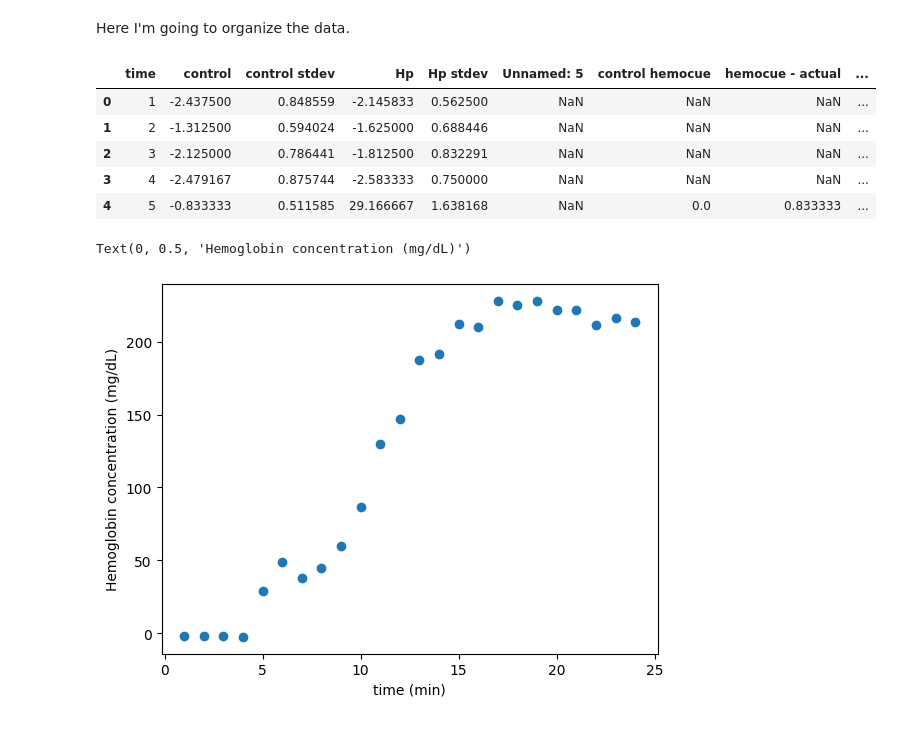
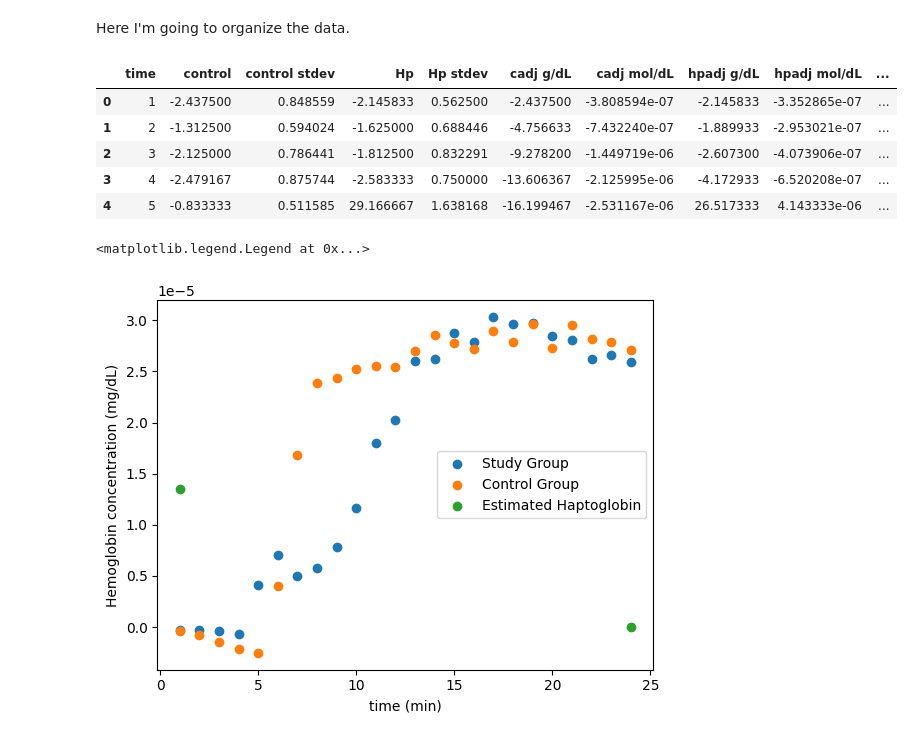
Before and after one commit to mdsnbutler/ChE2410-Project-2, a Jupyter notebook: 1_data_collection.ipynb, the cells around one changed output. Drawn from its saved outputs; the diff is of its cells as text; code cells hidden in the pictures.

```diff
--- a/1_data_collection.ipynb
+++ b/1_data_collection.ipynb
@@ -5,20 +5,27 @@ import pandas as pd
 import numpy as np
 from matplotlib import pyplot as plt
 
+hbin = 2.7E-5
+hpin = hbin/2
+hpx = [1, 24]
+hpy = [hpin, 0]
 data = pd.read_excel('data.xlsx')
 
 data.head()
 # %% [output]
-|  | time | control | control stdev | Hp | Hp stdev | Unnamed: 5 | control hemocue | hemocue - actual | ... |
-| 0 | 1 | -2.437500 | 0.848559 | -2.145833 | 0.562500 | NaN | NaN | NaN | ... |
-| 1 | 2 | -1.312500 | 0.594024 | -1.625000 | 0.688446 | NaN | NaN | NaN | ... |
-| 2 | 3 | -2.125000 | 0.786441 | -1.812500 | 0.832291 | NaN | NaN | NaN | ... |
-| 3 | 4 | -2.479167 | 0.875744 | -2.583333 | 0.750000 | NaN | NaN | NaN | ... |
-| 4 | 5 | -0.833333 | 0.511585 | 29.166667 | 1.638168 | NaN | 0.0 | 0.833333 | ... |
+|  | time | control | control stdev | Hp | Hp stdev | cadj g/dL | cadj mol/dL | hpadj g/dL | hpadj mol/dL | ... |
+| 0 | 1 | -2.437500 | 0.848559 | -2.145833 | 0.562500 | -2.437500 | -3.808594e-07 | -2.145833 | -3.352865e-07 | ... |
+| 1 | 2 | -1.312500 | 0.594024 | -1.625000 | 0.688446 | -4.756633 | -7.432240e-07 | -1.889933 | -2.953021e-07 | ... |
+| 2 | 3 | -2.125000 | 0.786441 | -1.812500 | 0.832291 | -9.278200 | -1.449719e-06 | -2.607300 | -4.073906e-07 | ... |
+| 3 | 4 | -2.479167 | 0.875744 | -2.583333 | 0.750000 | -13.606367 | -2.125995e-06 | -4.172933 | -6.520208e-07 | ... |
+| 4 | 5 | -0.833333 | 0.511585 | 29.166667 | 1.638168 | -16.199467 | -2.531167e-06 | 26.517333 | 4.143333e-06 | ... |
 # %%
-plt.scatter(data["time"],data["Hp"])
+plt.scatter(data["time"],data["hpadj mol/dL"], label = "Study Group")
+plt.scatter(data["time"],data["cadj mol/dL"], label = "Control Group")
+plt.scatter(hpx , hpy , label = "Estimated Haptoglobin")
 plt.xlabel("time (min)")
 plt.ylabel("Hemoglobin concentration (mg/dL)")
+plt.legend(loc = "right")
 # %% [output]
-Text(0, 0.5, 'Hemoglobin concentration (mg/dL)')
+<matplotlib.legend.Legend at 0x...>
-[figure, old version]
+[figure, new version]
```
Also changed, not shown: 6 other files.
